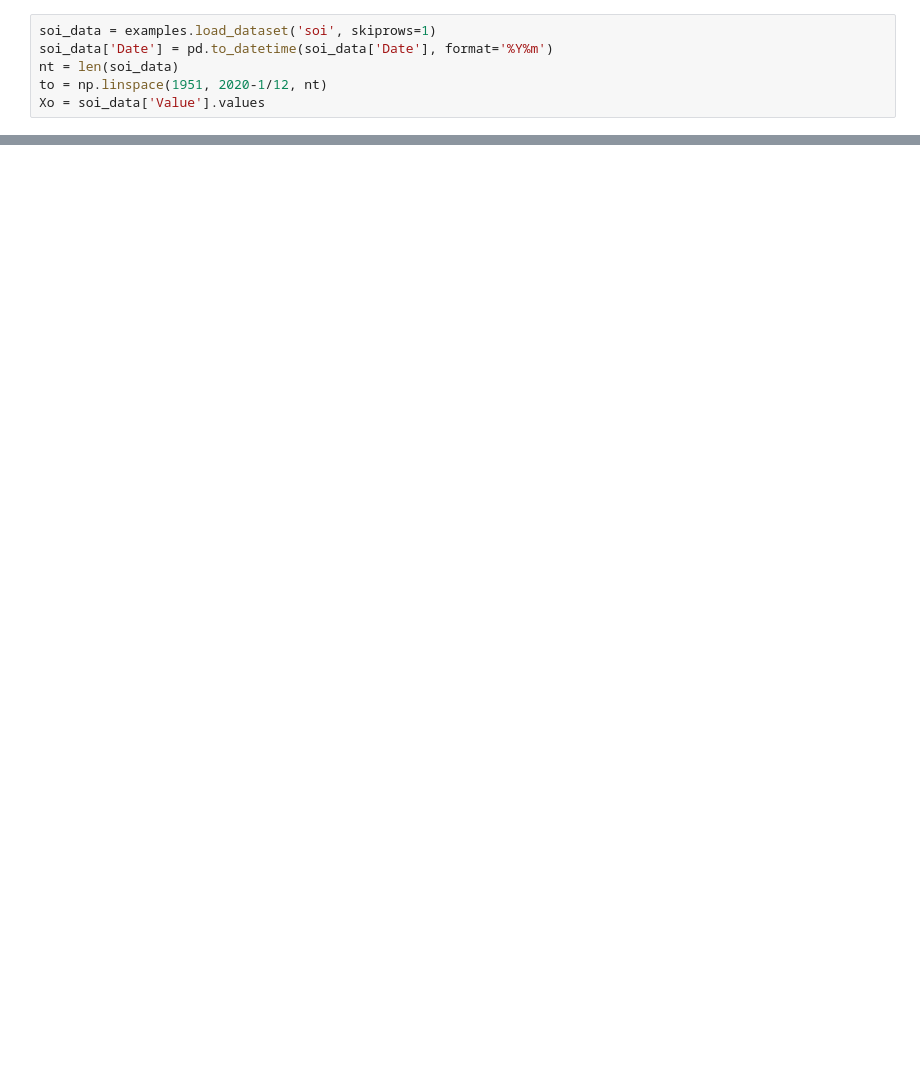
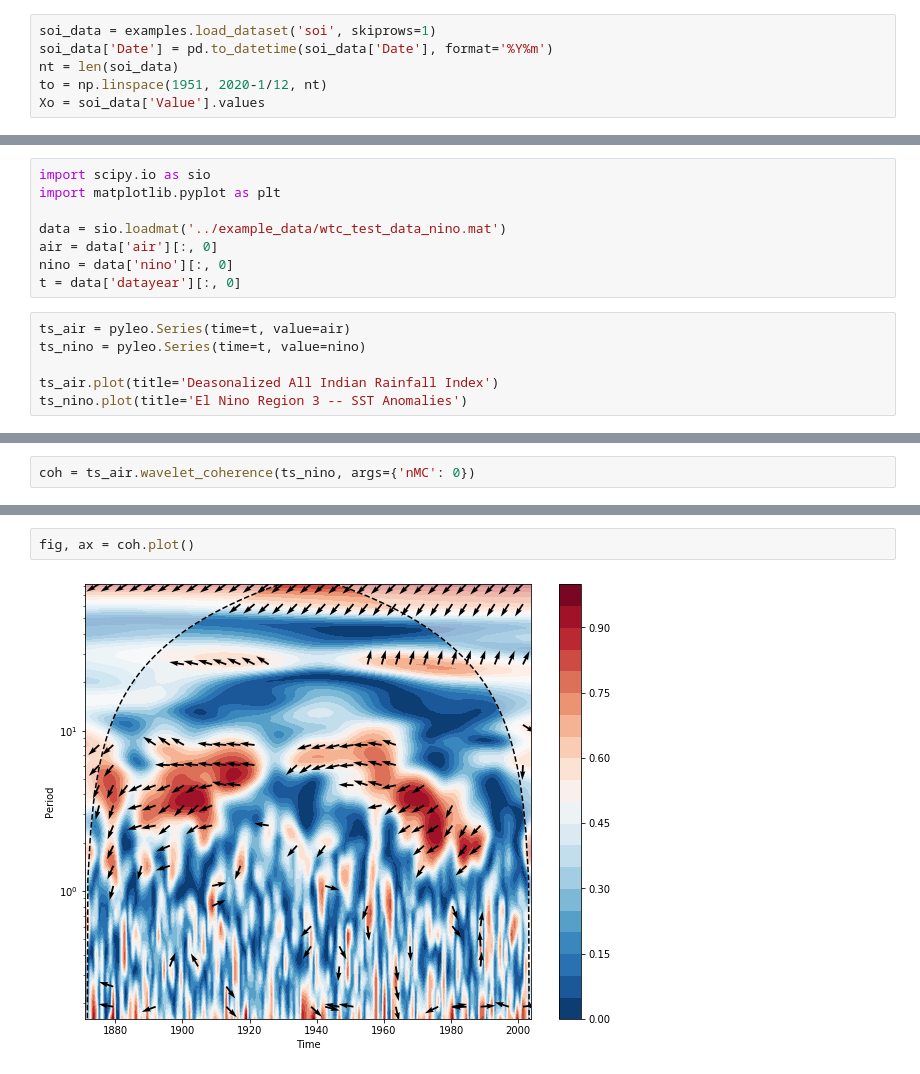
Before and after one commit to LinkedEarth/Pyleoclim_util, a Jupyter notebook: example_notebooks/api_examples.ipynb, the cells around one changed output, grey strips where cells are left out. Cells and saved outputs as stored; diff of their text form; blank space fills up the shorter version.

```diff
--- a/example_notebooks/api_examples.ipynb
+++ b/example_notebooks/api_examples.ipynb
@@ -42,0 +50,14 @@ fig, ax = scal.plot()
+# %%
+import scipy.io as sio
+import matplotlib.pyplot as plt
+
+data = sio.loadmat('../example_data/wtc_test_data_nino.mat')
+air = data['air'][:, 0]
+nino = data['nino'][:, 0]
+t = data['datayear'][:, 0]
+# %%
+ts_air = pyleo.Series(time=t, value=air)
+ts_nino = pyleo.Series(time=t, value=nino)
+
+ts_air.plot(title='Deasonalized All Indian Rainfall Index')
+ts_nino.plot(title='El Nino Region 3 -- SST Anomalies')
@@ -42,0 +69,2 @@ fig, ax = scal.plot()
+# %%
+coh = ts_air.wavelet_coherence(ts_nino, args={'nMC': 0})
@@ -42,0 +94,4 @@ fig, ax = scal.plot()
+# %%
+fig, ax = coh.plot()
+# %% [output]
+[figure, added]
```
Also changed, not shown: parts of 12 cells of this notebook, 3 other files.
